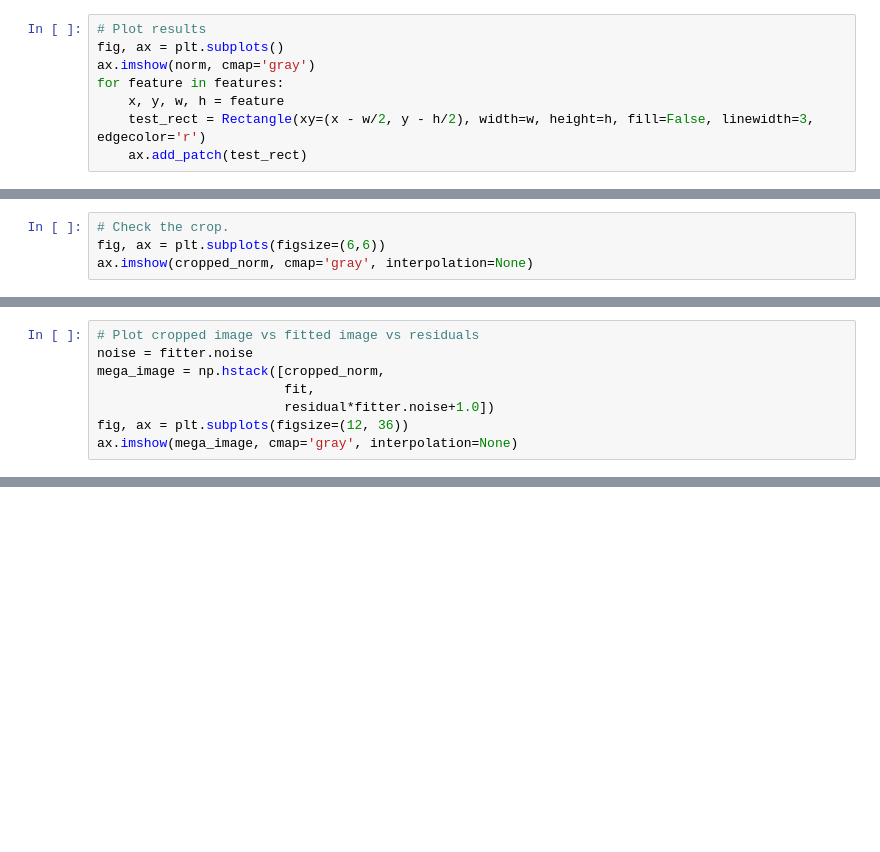
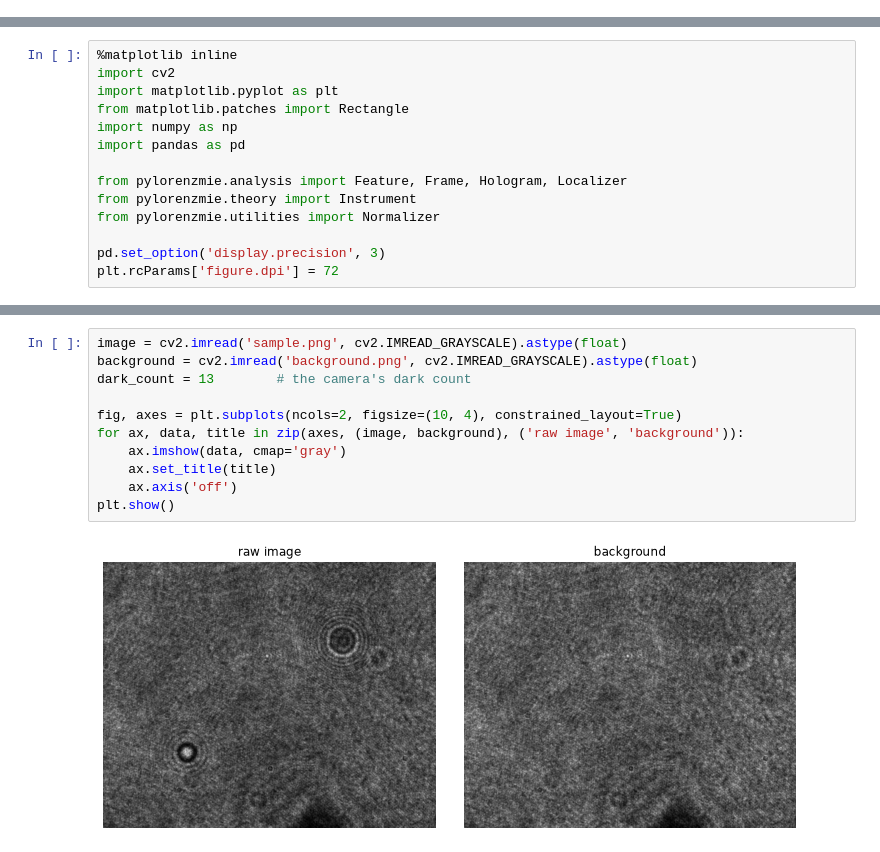
Before and after one commit to davidgrier/pylorenzmie, a Jupyter notebook: docs/tutorials/SingleFrame.ipynb, the cells around one changed output, grey strips where cells are left out. Drawn from its saved outputs; the diff is of its cells as text; blank space fills up the shorter version.

```diff
--- a/docs/tutorials/SingleFrame.ipynb
+++ b/docs/tutorials/SingleFrame.ipynb
@@ -195,8 +0,0 @@ features
-# %%
-# Plot results
-fig, ax = plt.subplots()
-ax.imshow(norm, cmap='gray')
-for feature in features:
-    x, y, w, h = feature
-    test_rect = Rectangle(xy=(x - w/2, y - h/2), width=w, height=h, fill=False, linewidth=3, edgecolor='r')
-    ax.add_patch(test_rect)
@@ -213,4 +0,0 @@ cropped_norm = norm[yc-h//2:yc+h//2, xc-w//2:xc+w//2]
-# %%
-# Check the crop.
-fig, ax = plt.subplots(figsize=(6,6))
-ax.imshow(cropped_norm, cmap='gray', interpolation=None)
@@ -250,8 +0,0 @@ fit = fitter.model.hologram().reshape(shape)
-# %%
-# Plot cropped image vs fitted image vs residuals
-noise = fitter.noise
-mega_image = np.hstack([cropped_norm,
-                        fit,
-                        residual*fitter.noise+1.0])
-fig, ax = plt.subplots(figsize=(12, 36))
-ax.imshow(mega_image, cmap='gray', interpolation=None)
@@ -257,0 +8,14 @@ ax.imshow(mega_image, cmap='gray', interpolation=None)
+# %%
+%matplotlib inline
+import cv2
+import matplotlib.pyplot as plt
+from matplotlib.patches import Rectangle
+import numpy as np
+import pandas as pd
+
+from pylorenzmie.analysis import Feature, Frame, Hologram, Localizer
+from pylorenzmie.theory import Instrument
+from pylorenzmie.utilities import Normalizer
+
+pd.set_option('display.precision', 3)
+plt.rcParams['figure.dpi'] = 72
@@ -257,0 +33,13 @@ ax.imshow(mega_image, cmap='gray', interpolation=None)
+# %%
+image = cv2.imread('sample.png', cv2.IMREAD_GRAYSCALE).astype(float)
+background = cv2.imread('background.png', cv2.IMREAD_GRAYSCALE).astype(float)
+dark_count = 13        # the camera's dark count
+
+fig, axes = plt.subplots(ncols=2, figsize=(10, 4), constrained_layout=True)
+for ax, data, title in zip(axes, (image, background), ('raw image', 'background')):
+    ax.imshow(data, cmap='gray')
+    ax.set_title(title)
+    ax.axis('off')
+plt.show()
+# %% [output]
+[figure, added]
```
Also changed, not shown: parts of 67 cells of this notebook, 5 other files.
